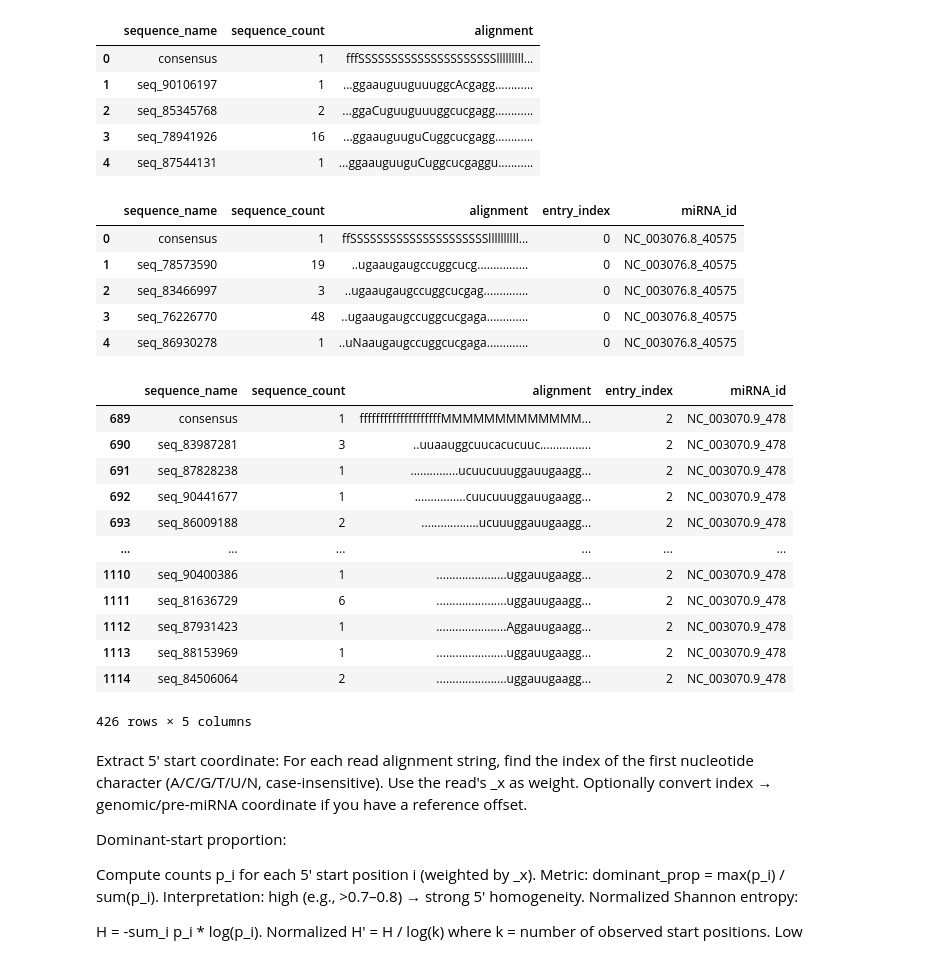
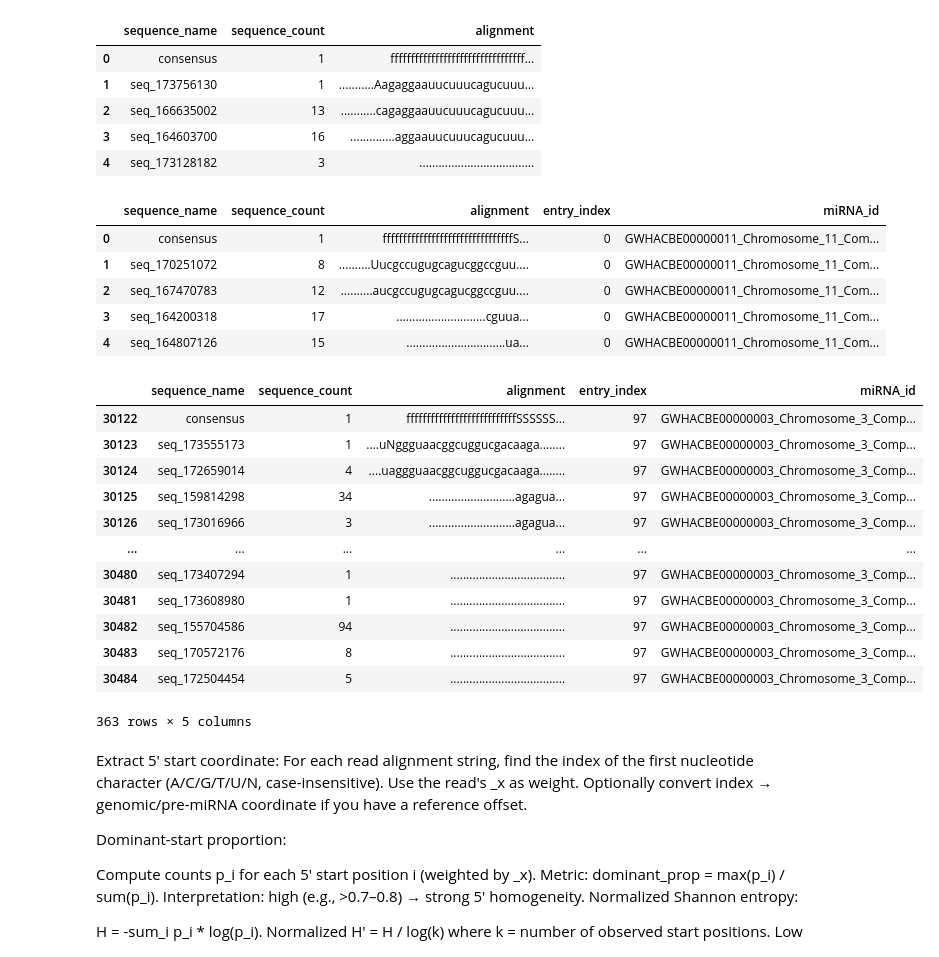
Before and after one commit to TejusK123/AutoDeep, a Jupyter notebook: AutoDeep/scripts/no_pdf.ipynb, the cells around one changed output. Drawn from its saved outputs; the diff is of its cells as text; code cells hidden in the pictures.

```diff
--- a/AutoDeep/scripts/no_pdf.ipynb
+++ b/AutoDeep/scripts/no_pdf.ipynb
@@ -3,7 +3,7 @@ import pandas as pd
 import re
 import numpy as np
 # %%
-with open ('/home/tjroot/Bioinformatics/Research/FlyntLab/AutoDeep/Arabidopsis/mirdeep/output.mrd') as f:
+with open ('/home/tjroot/Bioinformatics/Research/FlyntLab/AutoDeep/Andreii/mirdeep/mirdeep_runs/run_19_09_2024_t_20_01_13/output.mrd') as f:
     read_data = f.read().splitlines()
 # %%
 read_data
@@ -110,11 +130,11 @@ for idx, entry in enumerate(entries):
 dfs[1][0].head()
 # %% [output]
 |  | sequence_name | sequence_count | alignment |
-| 0 | consensus | 1 | fffSSSSSSSSSSSSSSSSSSSSSlllllllll... |
-| 1 | seq_90106197 | 1 | ...ggaauguuguuuggcAcgagg............ |
-| 2 | seq_85345768 | 2 | ...ggaCuguuguuuggcucgagg............ |
-| 3 | seq_78941926 | 16 | ...ggaauguuguCuggcucgagg............ |
-| 4 | seq_87544131 | 1 | ...ggaauguuguCuggcucgaggu........... |
+| 0 | consensus | 1 | fffffffffffffffffffffffffffffffff... |
+| 1 | seq_173756130 | 1 | ...........Aagaggaauucuuucagucuuu... |
+| 2 | seq_166635002 | 13 | ...........cagaggaauucuuucagucuuu... |
+| 3 | seq_164603700 | 16 | ..............aggaauucuuucagucuuu... |
+| 4 | seq_173128182 | 3 | .................................... |
 # %%
 combined = pd.concat(
     [df.assign(entry_index=i, miRNA_id=miRNA_id) for i, (df, miRNA_id) in enumerate(dfs)],
@@ -123,28 +143,28 @@ combined = pd.concat(
 combined.head()
 # %% [output]
 |  | sequence_name | sequence_count | alignment | entry_index | miRNA_id |
-| 0 | consensus | 1 | ffSSSSSSSSSSSSSSSSSSSSSllllllllll... | 0 | NC_003076.8_40575 |
-| 1 | seq_78573590 | 19 | ..ugaaugaugccuggcucg................ | 0 | NC_003076.8_40575 |
-| 2 | seq_83466997 | 3 | ..ugaaugaugccuggcucgag.............. | 0 | NC_003076.8_40575 |
-| 3 | seq_76226770 | 48 | ..ugaaugaugccuggcucgaga............. | 0 | NC_003076.8_40575 |
-| 4 | seq_86930278 | 1 | ..uNaaugaugccuggcucgaga............. | 0 | NC_003076.8_40575 |
+| 0 | consensus | 1 | ffffffffffffffffffffffffffffffffS... | 0 | GWHACBE00000011_Chromosome_11_Com... |
+| 1 | seq_170251072 | 8 | ..........Uucgccugugcagucggccguu.... | 0 | GWHACBE00000011_Chromosome_11_Com... |
+| 2 | seq_167470783 | 12 | ..........aucgccugugcagucggccguu.... | 0 | GWHACBE00000011_Chromosome_11_Com... |
+| 3 | seq_164200318 | 17 | ............................cguua... | 0 | GWHACBE00000011_Chromosome_11_Com... |
+| 4 | seq_164807126 | 15 | ...............................ua... | 0 | GWHACBE00000011_Chromosome_11_Com... |
 # %%
-test_case = combined[combined['entry_index'] == 2]
+test_case = combined[combined['miRNA_id'] == 'GWHACBE00000003_Chromosome_3_Complete=T_Circular=F_OriSeqID=Chr03_Len=138077151_13923']
 test_case
 # %% [output]
 |  | sequence_name | sequence_count | alignment | entry_index | miRNA_id |
-| 689 | consensus | 1 | ffffffffffffffffffffMMMMMMMMMMMMM... | 2 | NC_003070.9_478 |
-| 690 | seq_83987281 | 3 | ..uuaauggcuucacucuuc................ | 2 | NC_003070.9_478 |
-| 691 | seq_87828238 | 1 | ...............ucuucuuuggauugaagg... | 2 | NC_003070.9_478 |
-| 692 | seq_90441677 | 1 | ................cuucuuuggauugaagg... | 2 | NC_003070.9_478 |
-| 693 | seq_86009188 | 2 | ..................ucuuuggauugaagg... | 2 | NC_003070.9_478 |
+| 30122 | consensus | 1 | fffffffffffffffffffffffffffSSSSSS... | 97 | GWHACBE00000003_Chromosome_3_Comp... |
+| 30123 | seq_173555173 | 1 | ....uNggguaacggcuggucgacaaga........ | 97 | GWHACBE00000003_Chromosome_3_Comp... |
+| 30124 | seq_172659014 | 4 | ....uaggguaacggcuggucgacaaga........ | 97 | GWHACBE00000003_Chromosome_3_Comp... |
+| 30125 | seq_159814298 | 34 | ...........................agagua... | 97 | GWHACBE00000003_Chromosome_3_Comp... |
+| 30126 | seq_173016966 | 3 | ...........................agagua... | 97 | GWHACBE00000003_Chromosome_3_Comp... |
 | ... | ... | ... | ... | ... | ... |
-| 1110 | seq_90400386 | 1 | ......................uggauugaagg... | 2 | NC_003070.9_478 |
-| 1111 | seq_81636729 | 6 | ......................uggauugaagg... | 2 | NC_003070.9_478 |
-| 1112 | seq_87931423 | 1 | ......................Aggauugaagg... | 2 | NC_003070.9_478 |
-| 1113 | seq_88153969 | 1 | ......................uggauugaagg... | 2 | NC_003070.9_478 |
-| 1114 | seq_84506064 | 2 | ......................uggauugaagg... | 2 | NC_003070.9_478 |
+| 30480 | seq_173407294 | 1 | .................................... | 97 | GWHACBE00000003_Chromosome_3_Comp... |
+| 30481 | seq_173608980 | 1 | .................................... | 97 | GWHACBE00000003_Chromosome_3_Comp... |
+| 30482 | seq_155704586 | 94 | .................................... | 97 | GWHACBE00000003_Chromosome_3_Comp... |
+| 30483 | seq_170572176 | 8 | .................................... | 97 | GWHACBE00000003_Chromosome_3_Comp... |
+| 30484 | seq_172504454 | 5 | .................................... | 97 | GWHACBE00000003_Chromosome_3_Comp... |
-426 rows × 5 columns
+363 rows × 5 columns
 # %% [markdown]
 Extract 5' start coordinate: For each read alignment string, find the index of the first nucleotide character (A/C/G/T/U/N, case-insensitive). Use the read's _x<count> as weight. Optionally convert index → genomic/pre-miRNA coordinate if you have a reference offset.
 
```
Also changed, not shown: parts of 10 cells of this notebook, 27 other files.
